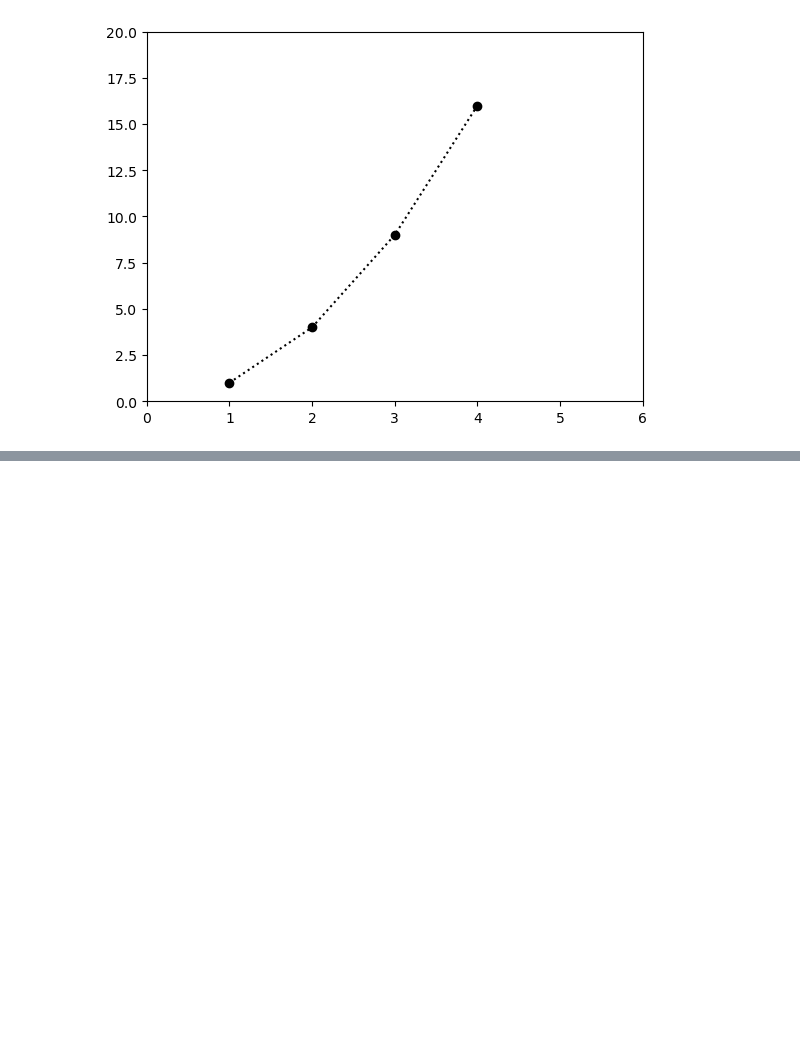
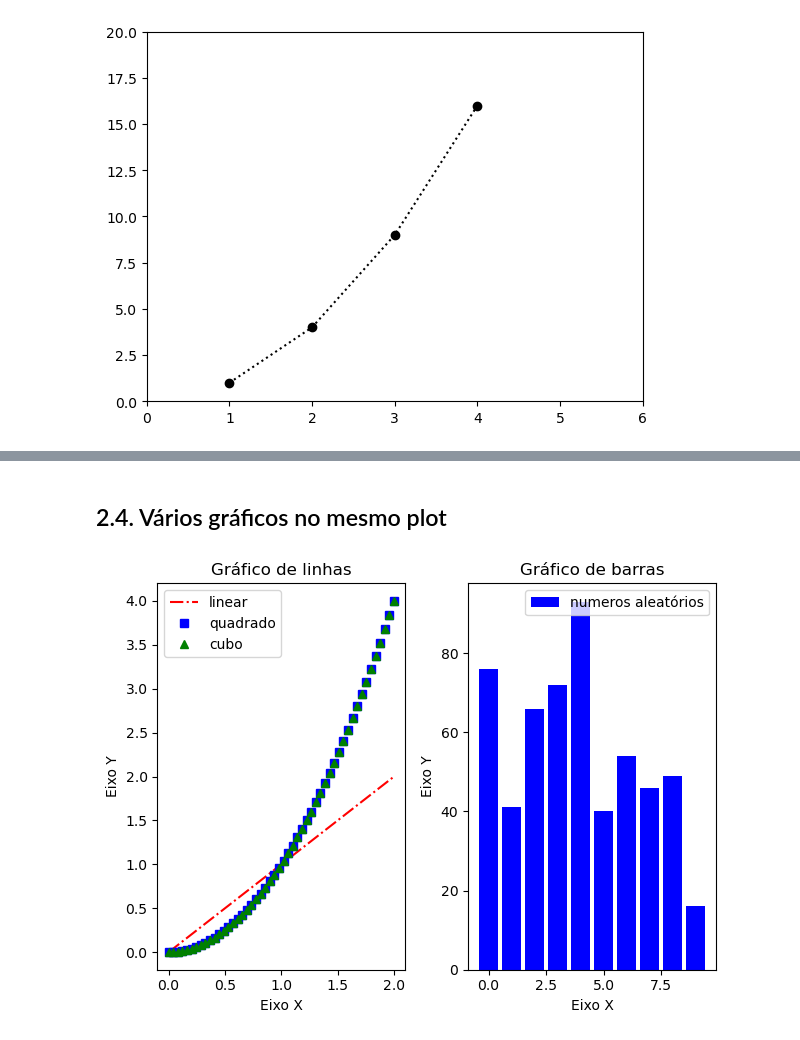
Before and after one commit to andradediegoit/Python2, a Jupyter notebook: Ficheiro Python - Numpy e Matplotlib.ipynb, the cells around one changed output, grey strips where cells are left out. Drawn from its saved outputs; the diff is of its cells as text; code cells hidden in the pictures; blank space fills up the shorter version.

```diff
--- a/Ficheiro Python - Numpy e Matplotlib.ipynb
+++ b/Ficheiro Python - Numpy e Matplotlib.ipynb
@@ -227,0 +269,36 @@ plt.show()
+# %% [markdown]
+## 2.4. Vários gráficos no mesmo plot
+# %%
+import numpy as np
+from matplotlib import pyplot as plt # Importar o módulo especifico pyplot do matplotlib
+
+array_user = np.linspace(0,2,50)
+
+plt.subplot(1,2,1) # 1 - Plot com 1 linha; 2 - Plot com 2 colunas; 1 - Plot da posição 1 a ser declarado
+
+plt.plot(array_user, array_user, color = 'red', linestyle = '-.')
+plt.plot(array_user, array_user ** 2, 'bs')
+plt.plot(array_user, array_user ** 2, 'g^')
+
+plt.xlabel('Eixo X')
+plt.ylabel('Eixo Y')
+plt.title('Gráfico de linhas')
+plt.legend(['linear','quadrado','cubo'])
+
+plt.subplot(1,2,2) # 1- Plot com 1 linha; 2 - Plot com 2 Colunas; 2 - Plot da posição 2 a ser declarado
+
+array_num = np.arange(0,10)
+
+arrayRnd = np.random.randint(0,100,10)
+arr
+
+plt.bar(array_num,arrayRnd, color = 'blue')
+
+plt.xlabel('Eixo X')
+plt.ylabel('Eixo Y')
+plt.title('Gráfico de barras')
+plt.legend(['numeros aleatórios'])
+plt.tight_layout() # Agrupar gráficos de forma a não se sobreporem
+plt.show()
+# %% [output]
+[figure, added]
```
Also changed, not shown: parts of 5 cells of this notebook, 9 other files.
